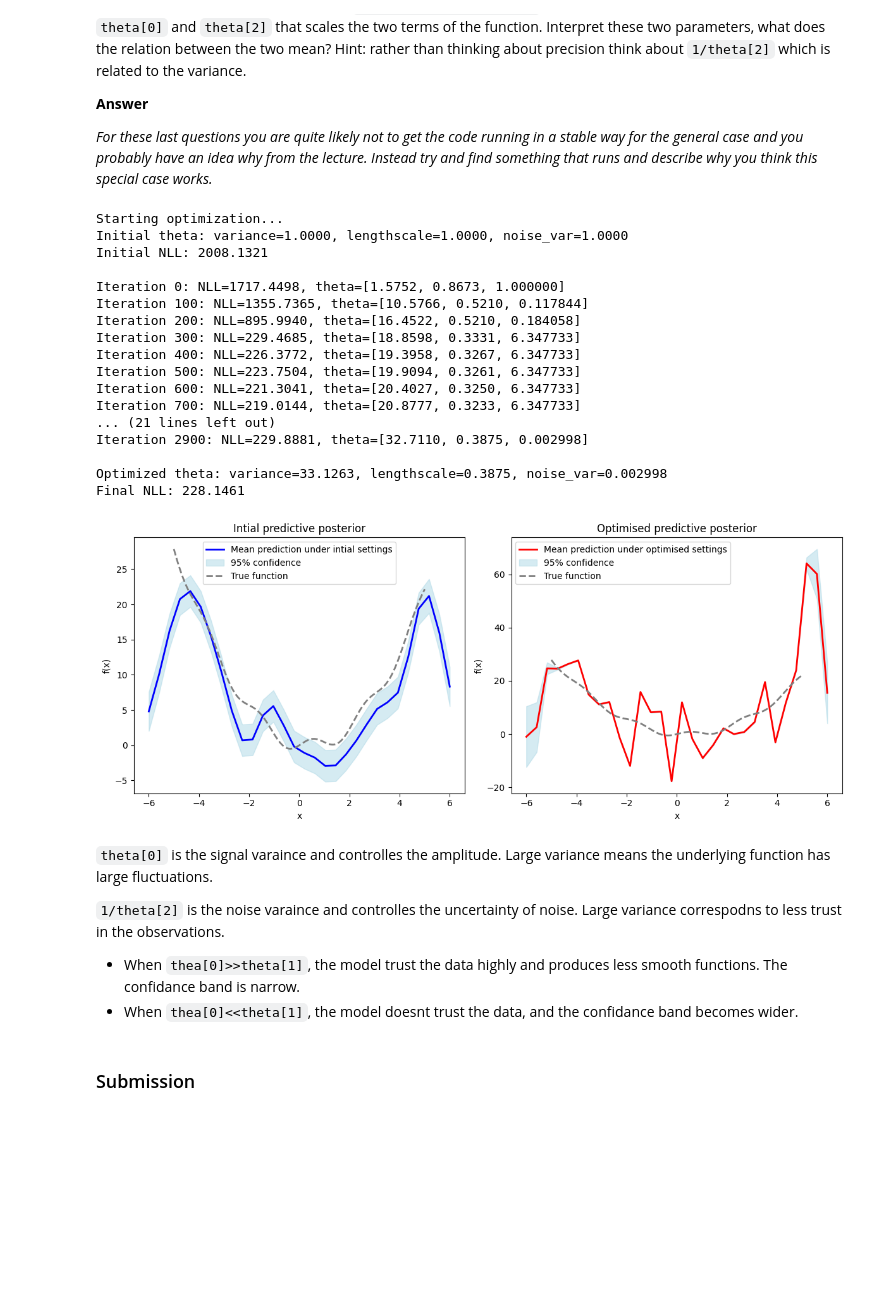
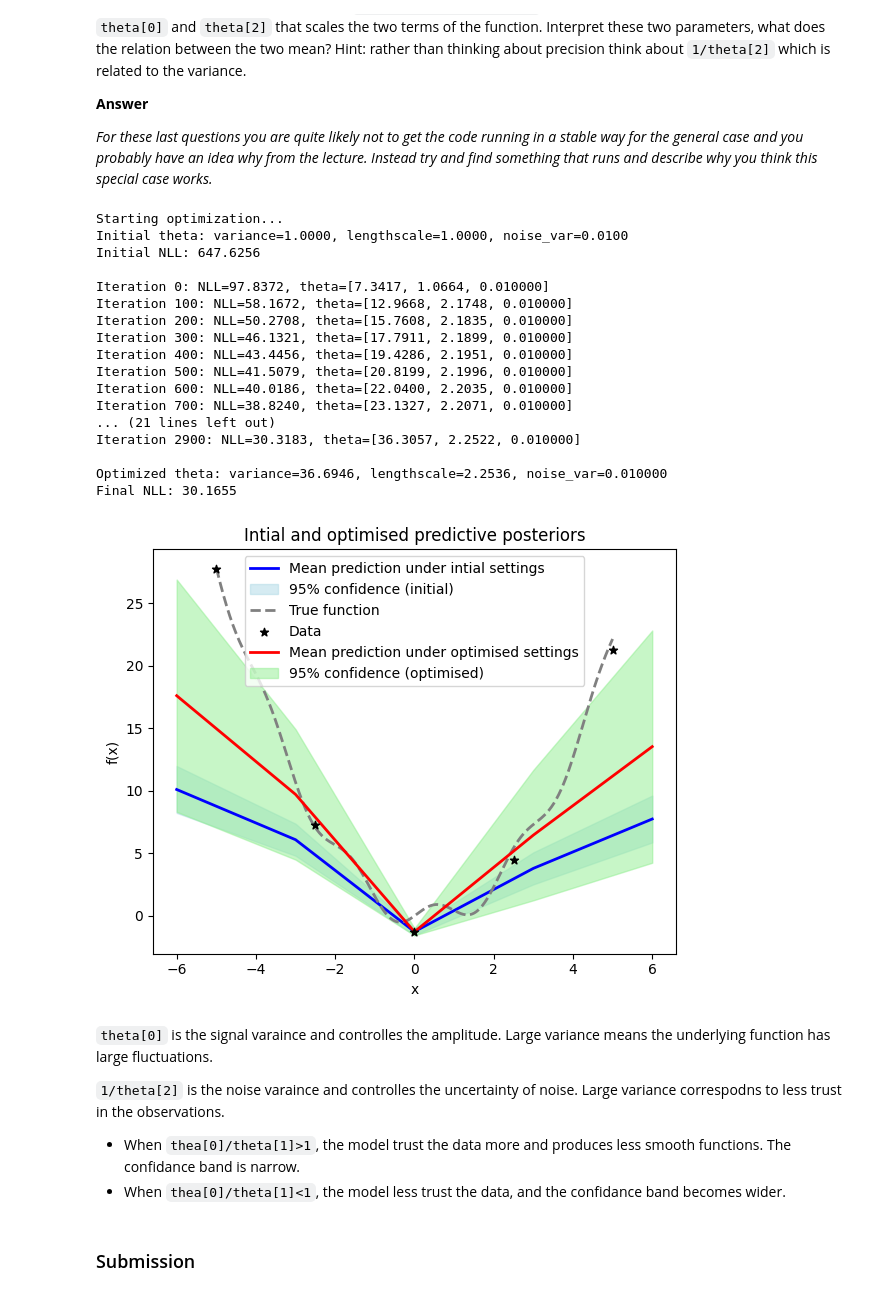
Before and after one commit to Tzu-Liang/Machine-Learning-and-the-Physical-World, a Jupyter notebook: Lab/gaussian-processes-notebook.ipynb, the cells around one changed output. Cells and saved outputs as stored; diff of their text form; code cells hidden in the pictures; blank space fills up the shorter version.

```diff
--- a/Lab/gaussian-processes-notebook.ipynb
+++ b/Lab/gaussian-processes-notebook.ipynb
@@ -545,8 +545,8 @@ Finish the code above and try to learn the hyper-parameters given a set of obser
 
 *For these last questions you are quite likely not to get the code running in a stable way for the general case and you probably have an idea why from the lecture. Instead try and find something that runs and describe why you think this special case works.*
 # %%
-N = 30
-x, y = data_1d(N=N, noise=10)
+N = 5
+x, y = data_1d(N=N, noise=1)
 x = x.reshape(-1, 1)  # Reshape for compatibility
 # Center the data
 y_mean = np.mean(y)
@@ -557,13 +557,13 @@ y_jax = jnp.array(y)
 
 # Initialize hyperparameters: [variance, lengthscale, noise_precision]
 # Using inverse noise variance (precision) as theta[2]
-init_theta = jnp.array([1.0, 1.0, 1.0])  # Initial guess
+init_theta = jnp.array([1.0, 1.0, 100.0])  # Initial guess
 
 # Create gradient function
 dLdtheta = grad(logmarginal_likelihood, argnums=2)
 
 # Optimization loop
-learning_rate = 1e-3
+learning_rate = 1e-2
 n_iterations = 3000
 
 print("Starting optimization...")
@@ -591,75 +591,71 @@ print(f"\nOptimized theta: variance={theta[0]:.4f}, lengthscale={theta[1]:.4f},
 print(f"Final NLL: {logmarginal_likelihood(x_jax, y_jax, theta):.4f}")
 # %% [output]
 Starting optimization...
-Initial theta: variance=1.0000, lengthscale=1.0000, noise_var=1.0000
-Initial NLL: 2008.1321
+Initial theta: variance=1.0000, lengthscale=1.0000, noise_var=0.0100
+Initial NLL: 647.6256
 
-Iteration 0: NLL=1717.4498, theta=[1.5752, 0.8673, 1.000000]
-Iteration 100: NLL=1355.7365, theta=[10.5766, 0.5210, 0.117844]
-Iteration 200: NLL=895.9940, theta=[16.4522, 0.5210, 0.184058]
-Iteration 300: NLL=229.4685, theta=[18.8598, 0.3331, 6.347733]
-Iteration 400: NLL=226.3772, theta=[19.3958, 0.3267, 6.347733]
-Iteration 500: NLL=223.7504, theta=[19.9094, 0.3261, 6.347733]
-Iteration 600: NLL=221.3041, theta=[20.4027, 0.3250, 6.347733]
-Iteration 700: NLL=219.0144, theta=[20.8777, 0.3233, 6.347733]
+Iteration 0: NLL=97.8372, theta=[7.3417, 1.0664, 0.010000]
+Iteration 100: NLL=58.1672, theta=[12.9668, 2.1748, 0.010000]
+Iteration 200: NLL=50.2708, theta=[15.7608, 2.1835, 0.010000]
+Iteration 300: NLL=46.1321, theta=[17.7911, 2.1899, 0.010000]
+Iteration 400: NLL=43.4456, theta=[19.4286, 2.1951, 0.010000]
+Iteration 500: NLL=41.5079, theta=[20.8199, 2.1996, 0.010000]
+Iteration 600: NLL=40.0186, theta=[22.0400, 2.2035, 0.010000]
+Iteration 700: NLL=38.8240, theta=[23.1327, 2.2071, 0.010000]
 ... (21 lines left out)
-Iteration 2900: NLL=229.8881, theta=[32.7110, 0.3875, 0.002998]
+Iteration 2900: NLL=30.3183, theta=[36.3057, 2.2522, 0.010000]
 
-Optimized theta: variance=33.1263, lengthscale=0.3875, noise_var=0.002998
-Final NLL: 228.1461
+Optimized theta: variance=36.6946, lengthscale=2.2536, noise_var=0.010000
+Final NLL: 30.1655
 # %%
 x_star = np.linspace(-6, 6, N).reshape(-1, 1)
 
 mu_star_init, cov_star_init = gp_prediction(x, y, x_star, varSigma=init_theta[0], lengthScale=init_theta[1], noise=1/init_theta[2])
 mu_star_init = mu_star_init.ravel()
 std_init = np.sqrt(np.diag(cov_star_init))
 
 mu_star_opt, cov_star_opt = gp_prediction(x, y, x_star, varSigma=theta[0], lengthScale=theta[1], noise=1/theta[2])
 mu_star_opt = mu_star_opt.ravel()
 std_opt = np.sqrt(np.diag(cov_star_opt))
 
 
 
 x_true, y_true = data_1d(500,noise=0)
 
-fig, (ax1,ax2) = plt.subplots(1, 2, figsize=(12, 5))
+fig, ax = plt.subplots(1, 1, figsize=(6, 5))
 
 
-ax1.plot(x_star.ravel(), mu_star_init, 'b', lw=2, label='Mean prediction under intial settings')
-ax1.fill_between(
+ax.plot(x_star.ravel(), mu_star_init, 'b', lw=2, label='Mean prediction under intial settings')
+ax.fill_between(
     x_star.ravel(),
     mu_star_init - 2 * std_init,
     mu_star_init + 2 * std_init,
     color='lightblue',
     alpha=0.5,
-    label='95% confidence'
+    label='95% confidence (initial)'
 )
-ax1.plot(x_true, y_true,'grey', ls='--', lw=2, label='True function')
-ax1.set_title('Intial predictive posterior', fontsize=12)
-ax1.set_xlabel('x')
-ax1.set_ylabel('f(x)')
-ax1.legend()
+ax.plot(x_true, y_true,'grey', ls='--', lw=2, label='True function')
+ax.scatter(x.ravel(), y.ravel(), c='k', marker='*', zorder=3, label='Data')
+ax.set_title('Intial and optimised predictive posteriors', fontsize=12)
+ax.set_xlabel('x')
+ax.set_ylabel('f(x)')
 
-ax2.plot(x_star.ravel(), mu_star_opt, 'r', lw=2, label='Mean prediction under optimised settings')
-ax2.fill_between(
+
+ax.plot(x_star.ravel(), mu_star_opt, 'r', lw=2, label='Mean prediction under optimised settings')
+ax.fill_between(
     x_star.ravel(),
     mu_star_opt - 2 * std_opt,
     mu_star_opt + 2 * std_opt,
-    color='lightblue',
+    color='lightgreen',
     alpha=0.5,
-    label='95% confidence'
+    label='95% confidence (optimised)'
 )
-ax2.plot(x_true, y_true,'grey', ls='--', lw=2, label='True function')
 
-ax2.set_title('Optimised predictive posterior', fontsize=12)
-ax2.set_xlabel('x')
-ax2.set_ylabel('f(x)')
-ax2.legend()
-
+ax.legend()
 plt.tight_layout()
 plt.show()
 # %% [output]
-[figure, old version]
+[figure, new version]
 # %% [markdown]
 `theta[0]` is the signal varaince and controlles the amplitude. Large variance means the underlying function has large fluctuations.
 
@@ -667,8 +663,8 @@ plt.show()
 
 
 
-*   When `thea[0]>>theta[1]`, the model trust the data highly and produces less smooth functions. The confidance band is narrow.
-*   When `thea[0]<<theta[1]`, the model doesnt trust the data, and the confidance band becomes wider.
+*   When `thea[0]/theta[1]>1`, the model trust the data more and produces less smooth functions. The confidance band is narrow.
+*   When `thea[0]/theta[1]<1`, the model less trust the data, and the confidance band becomes wider.
 # %% [markdown]
 ### Submission
 # %% [markdown]
```
Also changed, not shown: parts of 2 cells of this notebook.
